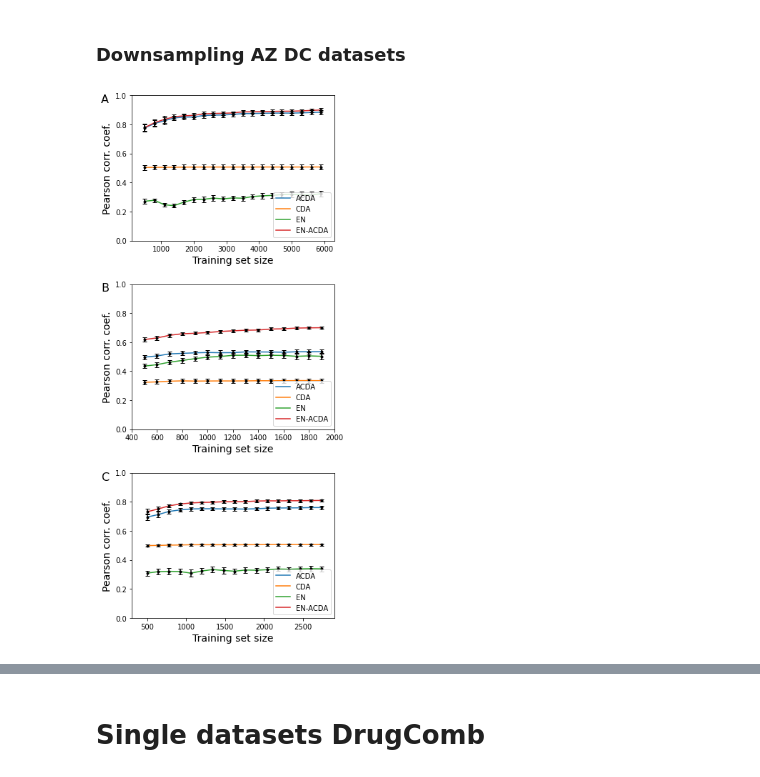
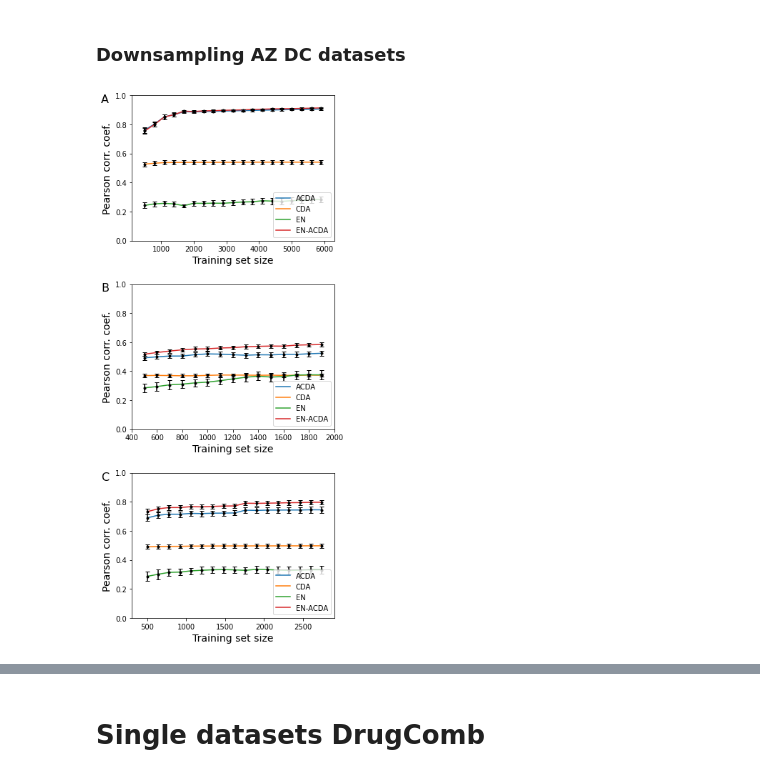
Before and after one commit to TheJacksonLaboratory/drug-synergy, a Jupyter notebook: scripts/Synergy_workbook.ipynb, the cells around one changed output, grey strips where cells are left out. Drawn from its saved outputs; the diff is of its cells as text; code cells hidden in the pictures.

```diff
--- a/scripts/Synergy_workbook.ipynb
+++ b/scripts/Synergy_workbook.ipynb
@@ -1494,12 +1783,12 @@ if False:
 ### Downsampling AZ DC datasets
 # %%
 fig, ax = plt.subplots(3, 1, figsize=(5,11))
-drawOneDownsampled(pd.read_csv('../output/downSample_4_breast_ASTRAZENECA_v2_9_5900.csv', index_col=[0,1,2]), ax[0], 'A', 500, 5900, 400, 1)
-drawOneDownsampled(pd.read_csv('../output/downSample_4_lung_ASTRAZENECA_v2_9_1900.csv', index_col=[0,1,2]), ax[1], 'B', 500, 1900, 100, 1)
-drawOneDownsampled(pd.read_csv('../output/downSample_4_urinary_tract_ASTRAZENECA_v2_9_2740.csv', index_col=[0,1,2]), ax[2], 'C', 500, 2700, 200, 1)
+drawOneDownsampled(pd.read_csv('../output/downSample_4_breast_ASTRAZENECA_v2_stratified_9_5900.csv', index_col=[0,1,2]), ax[0], 'A', 500, 5900, 400, 1)
+drawOneDownsampled(pd.read_csv('../output/downSample_4_lung_ASTRAZENECA_v2_stratified_9_1900.csv', index_col=[0,1,2]), ax[1], 'B', 500, 1900, 100, 1)
+drawOneDownsampled(pd.read_csv('../output/downSample_4_urinary_tract_ASTRAZENECA_v2_stratified_9_2740.csv', index_col=[0,1,2]), ax[2], 'C', 500, 2700, 200, 1)
 fig.tight_layout()
 plt.subplots_adjust(hspace=0.3)
-fig.savefig('downsampling_v2.png', dpi=600)
+fig.savefig('downsampling_v2_stratified.png', dpi=600)
 plt.show()
 # %% [output]
-[figure, old version]
+[figure, new version]
```
Also changed, not shown: parts of 71 cells of this notebook, 4 other files.
